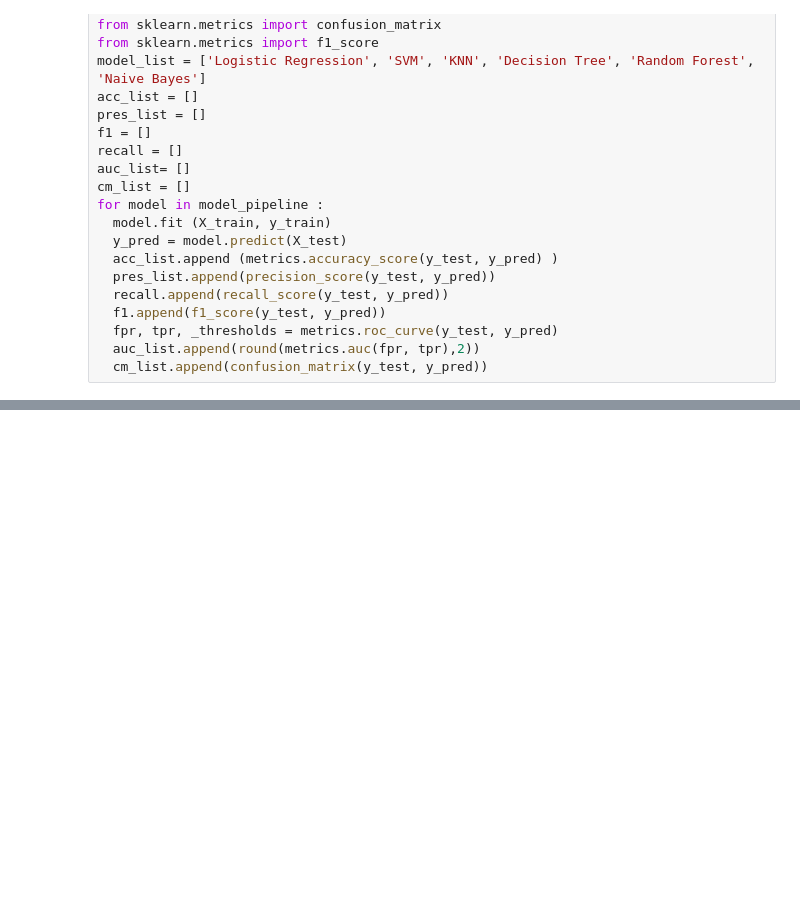
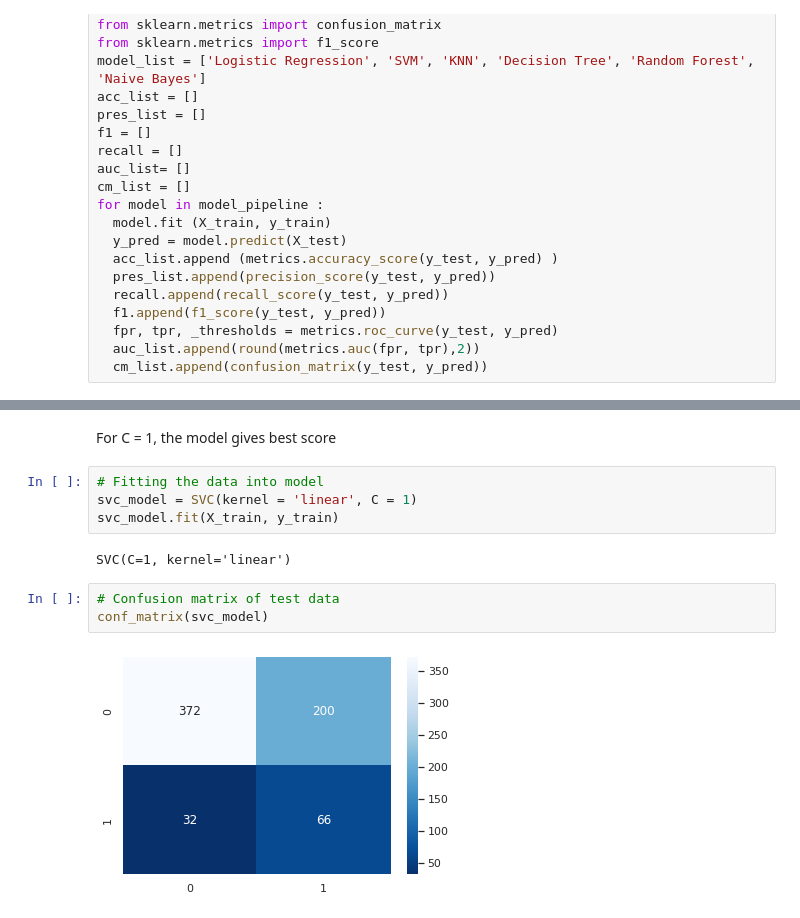
Before and after one commit to ahmedshaik982/Cardiovascular_Risk_Prediction, a Jupyter notebook: Cardiovascular_Risk_Prediction_Capstone_Project.ipynb, the cells around one changed output, grey strips where cells are left out. Drawn from its saved outputs; the diff is of its cells as text; blank space fills up the shorter version.

```diff
--- a/Cardiovascular_Risk_Prediction_Capstone_Project.ipynb
+++ b/Cardiovascular_Risk_Prediction_Capstone_Project.ipynb
@@ -1089,0 +1060,13 @@ sns.heatmap(cm_knn, annot = True, cmap = 'Blues_r',fmt='g')
+# %% [markdown]
+For C = 1, the model gives best score
+# %%
+# Fitting the data into model
+svc_model = SVC(kernel = 'linear', C = 1)
+svc_model.fit(X_train, y_train)
+# %% [output]
+SVC(C=1, kernel='linear')
+# %%
+# Confusion matrix of test data
+conf_matrix(svc_model)
+# %% [output]
+[figure, added]
```
Also changed, not shown: parts of 73 cells of this notebook.
